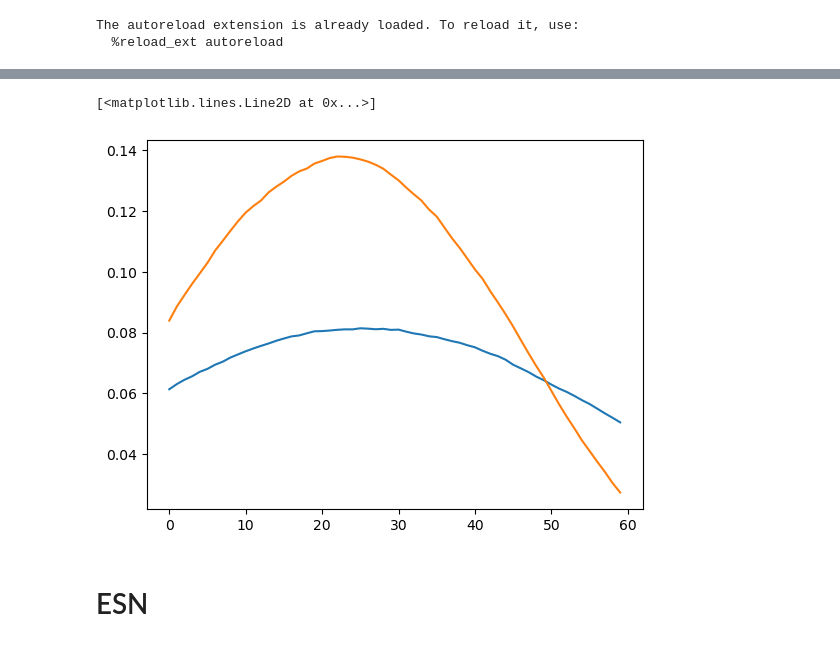
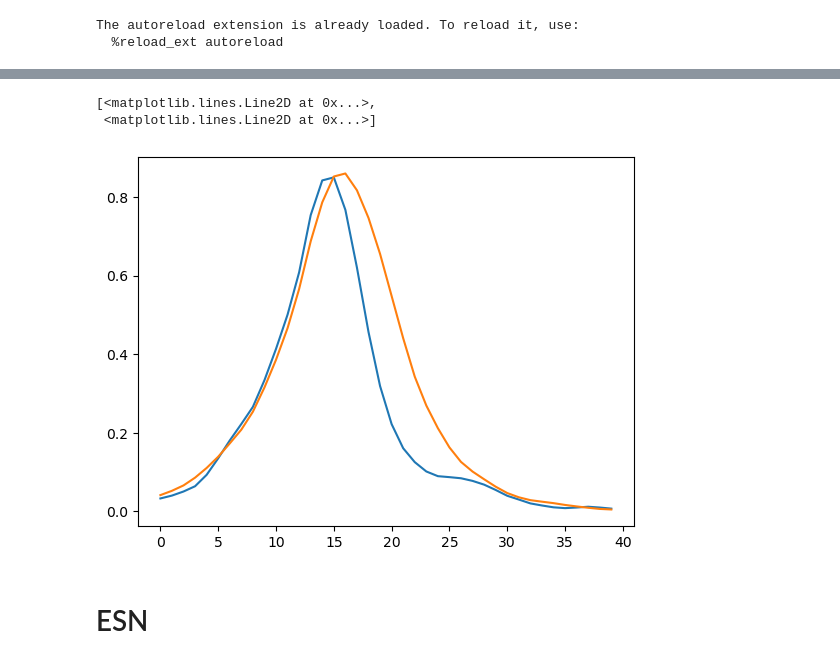
Before and after one commit to phg17/sPyEEG, a Jupyter notebook: demos/trf_forward_example.ipynb, the cells around one changed output, grey strips where cells are left out. Saved outputs shown, nothing was run; the diff lists cells and outputs as text; code cells hidden in the pictures.

Commit message:
B2B, rERP implemented
Corrected a minor bug with TRF, xval does not need multiple alphas anymore

```diff
--- a/demos/trf_forward_example.ipynb
+++ b/demos/trf_forward_example.ipynb
@@ -789,0 +692,19 @@ Computing fold 91 / 100
+# %%
+from spyeeg.models.rERP import ERPEstimator
+
+fs = 100
+n_feat = 2
+n_channels = 2
+T = 600
+time_array, X, Y, events, impulse_responses = simulate_channels(n_feat = n_feat, n_channels = n_channels, fs = fs, T = T,
+                                                              stim_type = 'continuous', n_pulse = T,
+                                                              impulse_freqs = [2,20], decreasing_rates = [20,25], delays = [0.03,0.05],
+                                                              compression_factor = 1,
+                                                              noise_level = 0, beta_noise = 1, #0 = white, 1 = pink, 2 = red
+                                                              random_seed = 0, scale_data = False)
+# %%
+from spyeeg.models.B2B import B2BEstimator
+
+tmin, tmax = -.1, .3
+b2b = B2BEstimator(tmin, tmax, srate = fs)
+S = b2b.xval_eval(X,Y)
@@ -790,9 +722,9 @@ Computing fold 91 / 100
 # %%
-plt.plot(scores_b2b[0])
-plt.plot(scores_b2b[1])
+plt.plot(S.mean(0))
 # %% [output]
-[<matplotlib.lines.Line2D at 0x...>]
+[<matplotlib.lines.Line2D at 0x...>,
+ <matplotlib.lines.Line2D at 0x...>]
-[figure, old version]
+[figure, new version]
 # %% [markdown]
 # ESN
 # %%
```
Also changed, not shown: parts of 14 cells of this notebook, 4 other files.
